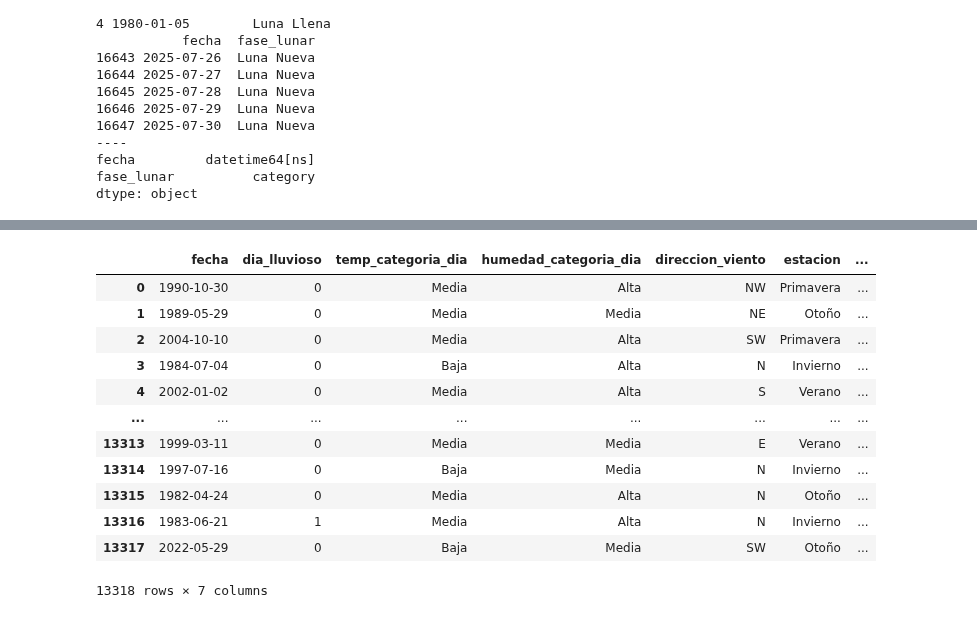
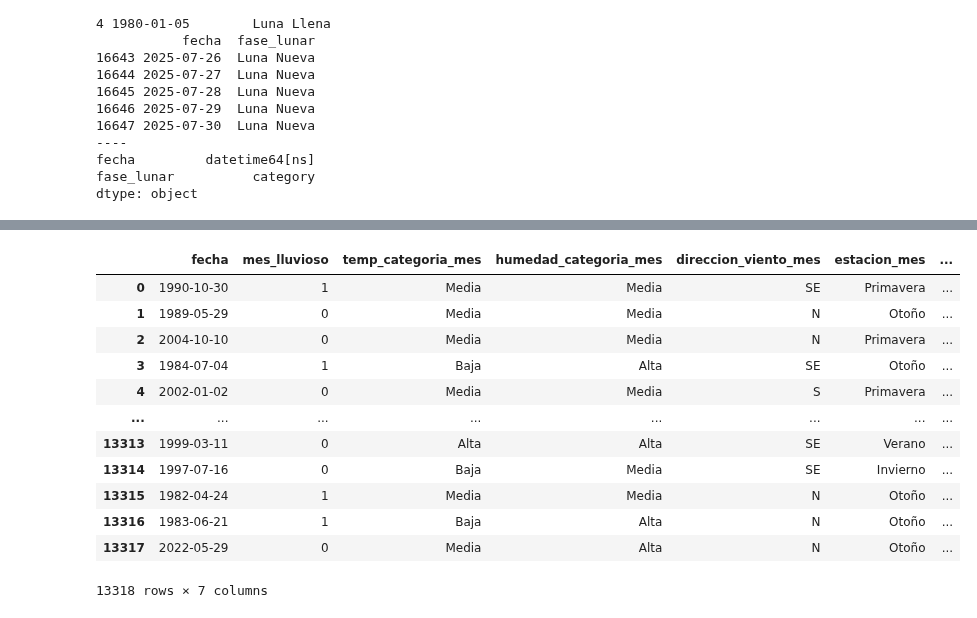
Before and after one commit to facuguisande/AA25, a Jupyter notebook: tarea.ipynb, the cells around one changed output, grey strips where cells are left out. Cells and saved outputs as stored; diff of their text form; code cells hidden in the pictures.

```diff
--- a/tarea.ipynb
+++ b/tarea.ipynb
@@ -245,6 +285,13 @@ fenomenos_df_subset['fecha'] = pd.to_datetime(fenomenos_df_subset['fecha'])
 fenomenos_df_subset['hay_truenos'] = fenomenos_df_subset['fenomeno'].apply(lambda x: 1 if x == 17 else 0)
 fenomenos_df_subset = fenomenos_df_subset.groupby('fecha').agg({'hay_truenos': 'max'}).reset_index()
 
+# Creamos la columna hay_truenos_semana con la cantidad de días con truenos en la semana anterior (nd = 7)
+fenomenos_df_subset['hay_truenos_semana'] = fenomenos_df_subset['hay_truenos'].rolling(window=7, min_periods=1).sum().astype(int)
+# Creamos la columna hay_truenos_quincena con la cantidad de días con truenos en los últimos 15 días (nd = 15)
+fenomenos_df_subset['hay_truenos_quincena'] = fenomenos_df_subset['hay_truenos'].rolling(window=15, min_periods=1).sum().astype(int)
+# Creamos la columna hay_truenos_mes con la cantidad de días con truenos en el último mes (nd = 30)
+fenomenos_df_subset['hay_truenos_mes'] = fenomenos_df_subset['hay_truenos'].rolling(window=30, min_periods=1).sum().astype(int)
+
 print(fenomenos_df_subset.head(5))
 print(fenomenos_df_subset.tail(5))
 print("----")
@@ -317,19 +385,28 @@ def determinar_fase_lunar(fecha):
     dia = moon.phase(fecha)
 
     if 0 <= dia <= 6:
-        return "Luna Nueva"
+        return 0
+        # return "Luna Nueva"
     elif 7 <= dia <= 13:
-        return "Cuarto Creciente"
+        return 1
+        # return "Cuarto Creciente"
     elif 14 <= dia <= 20:
-        return "Luna Llena"
+        return 2
+        # return "Luna Llena"
     else:  # 21–29
-        return "Cuarto Menguante"
+        return 3
+        # return "Cuarto Menguante"
 
 # Creamos la columna fase lunar aplicando la función
 lunar_df['fase_lunar'] = lunar_df['fecha'].apply(determinar_fase_lunar)
 # Aseguramos que categoria sea de tipo category de pandas
 lunar_df['fase_lunar'] = lunar_df['fase_lunar'].astype('category')
 
+# No vamos a usar este dato par el modelo principal, sino que para el extra, así que no calculamos otros nd. Además, la fase lunar cambia cada 7-8 días, por lo que no tendría sentido.
+
+# Pasamos las columnas de fase lunar de [0, 1, 2, 3] a tipo category con ['Luna Nueva', 'Cuarto Creciente', 'Luna Llena', 'Cuarto Menguante']
+lunar_df['fase_lunar'] = lunar_df['fase_lunar'].map({0: 'Luna Nueva', 1: 'Cuarto Creciente', 2: 'Luna Llena', 3: 'Cuarto Menguante'}).astype('category')
+
 print(lunar_df.head(5))
 print(lunar_df.tail(5))
 print("----")
@@ -612,21 +715,38 @@ prueba_final_m1_df = prueba_df[columnas_interes_m1].copy()
 
 entrenamiento_final_m2_df = entrenamiento_df[columnas_interes_m2].copy()
 prueba_final_m2_df = prueba_df[columnas_interes_m2].copy()
+
+# Para modelos de Naive Bayes, creamos tambien versiones con distintos valores de nd (7, 15, 30) para las variables categóricas
+# Modelo 1
+columnas_interes_m1_7 = ['fecha', 'semana_lluviosa', 'temp_categoria_semana', 'humedad_categoria_semana', 'direccion_viento_semana', 'estacion_semana', 'manana_llueve']
+columnas_interes_m1_15 = ['fecha', 'quincena_lluviosa', 'temp_categoria_quincena', 'humedad_categoria_quincena', 'direccion_viento_quincena', 'estacion_quincena', 'manana_llueve']
+columnas_interes_m1_30 = ['fecha', 'mes_lluvioso', 'temp_categoria_mes', 'humedad_categoria_mes', 'direccion_viento_mes', 'estacion_mes', 'manana_llueve']
+
+entrenamiento_final_m1_7_df = entrenamiento_df[columnas_interes_m1_7].copy()
+prueba_final_m1_7_df = prueba_df[columnas_interes_m1_7].copy()
+
+entrenamiento_final_m1_15_df = entrenamiento_df[columnas_interes_m1_15].copy()
+prueba_final_m1_15_df = prueba_df[columnas_interes_m1_15].copy()
+
+entrenamiento_final_m1_30_df = entrenamiento_df[columnas_interes_m1_30].copy()
+prueba_final_m1_30_df = prueba_df[columnas_interes_m1_30].copy()
+
+# Modelo 2 ?
 # %%
-entrenamiento_final_m1_df
+entrenamiento_final_m1_30_df
 # %% [output]
-|  | fecha | dia_lluvioso | temp_categoria_dia | humedad_categoria_dia | direccion_viento | estacion | ... |
-| 0 | 1990-10-30 | 0 | Media | Alta | NW | Primavera | ... |
-| 1 | 1989-05-29 | 0 | Media | Media | NE | Otoño | ... |
-| 2 | 2004-10-10 | 0 | Media | Alta | SW | Primavera | ... |
-| 3 | 1984-07-04 | 0 | Baja | Alta | N | Invierno | ... |
-| 4 | 2002-01-02 | 0 | Media | Alta | S | Verano | ... |
+|  | fecha | mes_lluvioso | temp_categoria_mes | humedad_categoria_mes | direccion_viento_mes | estacion_mes | ... |
+| 0 | 1990-10-30 | 1 | Media | Media | SE | Primavera | ... |
+| 1 | 1989-05-29 | 0 | Media | Media | N | Otoño | ... |
+| 2 | 2004-10-10 | 0 | Media | Media | N | Primavera | ... |
+| 3 | 1984-07-04 | 1 | Baja | Alta | SE | Otoño | ... |
+| 4 | 2002-01-02 | 0 | Media | Media | S | Primavera | ... |
 | ... | ... | ... | ... | ... | ... | ... | ... |
-| 13313 | 1999-03-11 | 0 | Media | Media | E | Verano | ... |
-| 13314 | 1997-07-16 | 0 | Baja | Media | N | Invierno | ... |
-| 13315 | 1982-04-24 | 0 | Media | Alta | N | Otoño | ... |
-| 13316 | 1983-06-21 | 1 | Media | Alta | N | Invierno | ... |
-| 13317 | 2022-05-29 | 0 | Baja | Media | SW | Otoño | ... |
+| 13313 | 1999-03-11 | 0 | Alta | Alta | SE | Verano | ... |
+| 13314 | 1997-07-16 | 0 | Baja | Media | SE | Invierno | ... |
+| 13315 | 1982-04-24 | 1 | Media | Media | N | Otoño | ... |
+| 13316 | 1983-06-21 | 1 | Baja | Alta | N | Otoño | ... |
+| 13317 | 2022-05-29 | 0 | Media | Alta | N | Otoño | ... |
 13318 rows × 7 columns
 # %%
 prueba_final_m1_df
```
Also changed, not shown: parts of 11 cells of this notebook.
